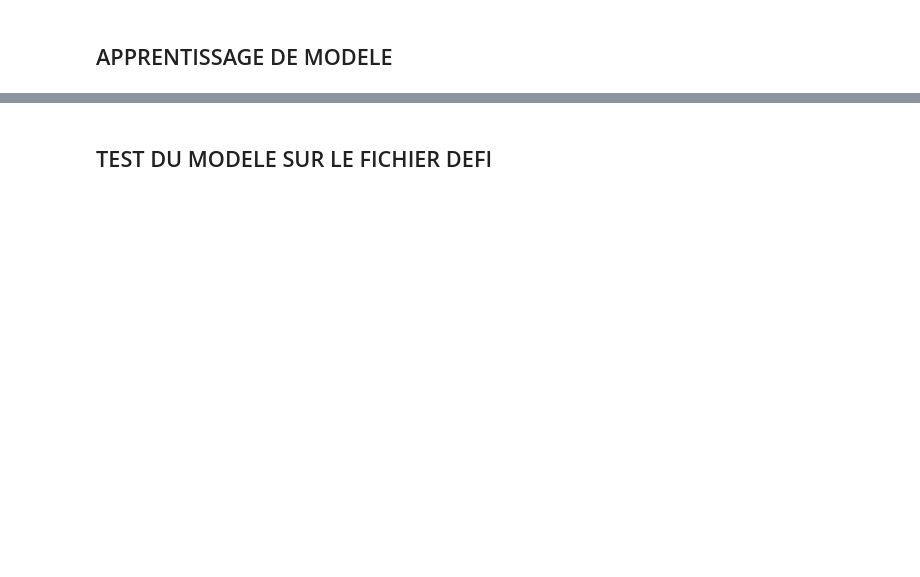
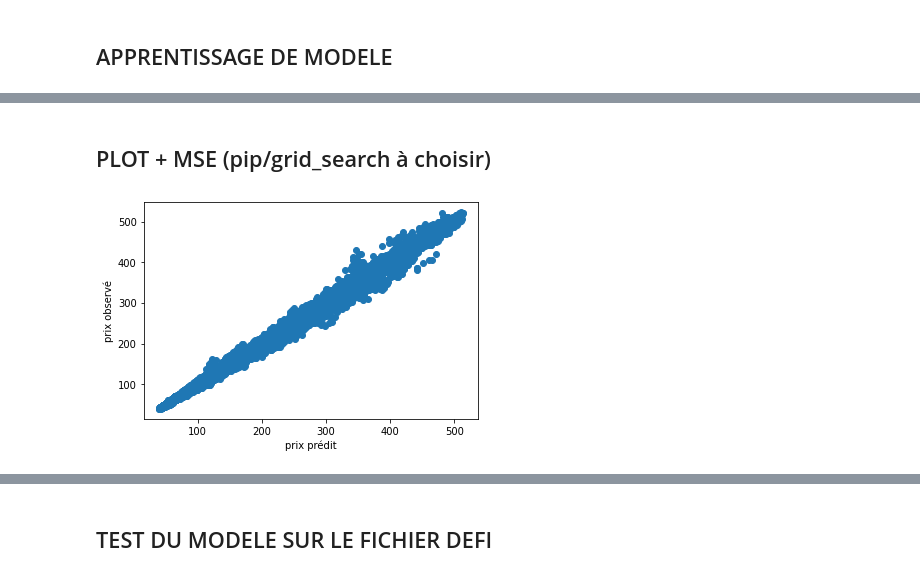
Before and after one commit to TryoenJ/Defi-IA, a Jupyter notebook: modele-Julie-Colab.ipynb, the cells around one changed output, grey strips where cells are left out. Drawn from its saved outputs; the diff is of its cells as text; code cells hidden in the pictures; blank space fills up the shorter version.

```diff
--- a/modele-Julie-Colab.ipynb
+++ b/modele-Julie-Colab.ipynb
@@ -39,4 +46,6 @@ data["price"]=pd.DataFrame(data["price"], dtype=float)
 # %%
-X = data[["nb_requete","date","stock","city","language","mobile","hotel_id","group","brand","parking","pool","children_policy"]]
+#X = data[["nb_requete","date","stock","city","language","mobile","hotel_id","group","brand","parking","pool","children_policy"]]
+X = data[["date","stock","city","language","mobile","hotel_id","group","brand","parking","pool","children_policy"]]
+#X = data[["date","stock","city","language","hotel_id","group","brand"]]
 # %%
 Y = data[["price"]]
@@ -43,2 +56,9 @@ Y = data[["price"]]
+# %%
+permutations = np.random.permutation(len(X_train))
+X_train = X_train.iloc[permutations].reset_index(drop=True)
+y_train = y_train.iloc[permutations].reset_index(drop=True)
+# %%
+y_train = np.ravel(y_train)
+y_test = np.ravel(y_test)
 # %% [markdown]
 ## APPRENTISSAGE DE MODELE
@@ -73,7 +78,11 @@ preprocessor = ColumnTransformer(
 # %%
-pip = Pipeline(steps=[('Preprocessor', preprocessor),
+pip = Pipeline(steps=[#('Preprocessor', preprocessor),
+                      ("Cat_encoder", CatBoostEncoder()),
+                      ("Standard_scaler", StandardScaler()),
+                      #('Boosting', GradientBoostingRegressor()),
                       #('Boosting', HistGradientBoostingRegressor()),
-                      ('Boosting', GradientBoostingRegressor()),
-                      #('Boosting', GradientBoostingRegressor(n_estimators=300, max_depth=10)),
+                      #("Boosting", XGBRegressor(n_estimators=2000,max_depth=10)),
+                      ('Boosting', GradientBoostingRegressor(n_estimators=300,max_depth=10)),
+                      #('Boosting', HistGradientBoostingRegressor(max_iter=3000,max_depth=10)), ???
                       ]
                )
@@ -143,0 +174,12 @@ print(f"GridSearch score: {grid_search.score(X_test, y_test):.3f}")
+# %% [markdown]
+## PLOT + MSE (pip/grid_search à choisir)
+# %%
+import matplotlib.pyplot as plt
+y_hat = pip.predict(X_test)
+#y_hat = grid_search.predict(X_test)
+plt.plot(y_hat,y_test,"o")
+plt.xlabel(u"prix prédit")
+plt.ylabel(u"prix observé")
+plt.show()
+# %% [output]
+[figure, added]
```
Also changed, not shown: parts of 57 cells of this notebook.
